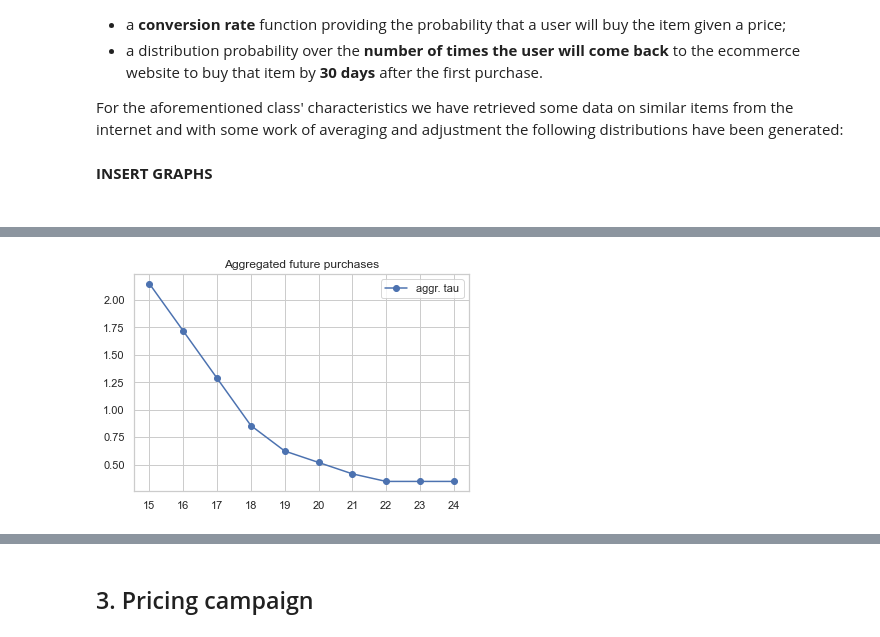
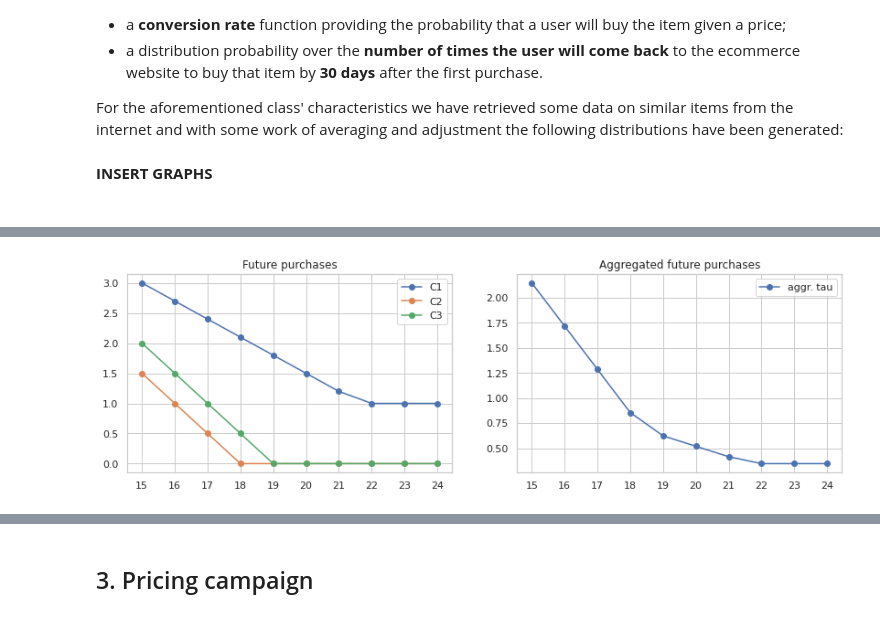
Before and after one commit to fcolombo7/DataIntelligenceApplications, a Jupyter notebook: Report intro.ipynb, the cells around one changed output, grey strips where cells are left out. Cells and saved outputs as stored; diff of their text form; code cells hidden in the pictures.

```diff
--- a/Report intro.ipynb
+++ b/Report intro.ipynb
@@ -48,4 +48,4 @@ plotter.plot_next_purchases()
 # %%
-plotter.plot_next_purchases(aggregate=True)
+plotter.plot_next_purchases(sub=True, figsize=(14,4))
 # %% [output]
-[figure, old version]
+[figure, new version]
```
Also changed, not shown: parts of 32 cells of this notebook, 5 other files.
